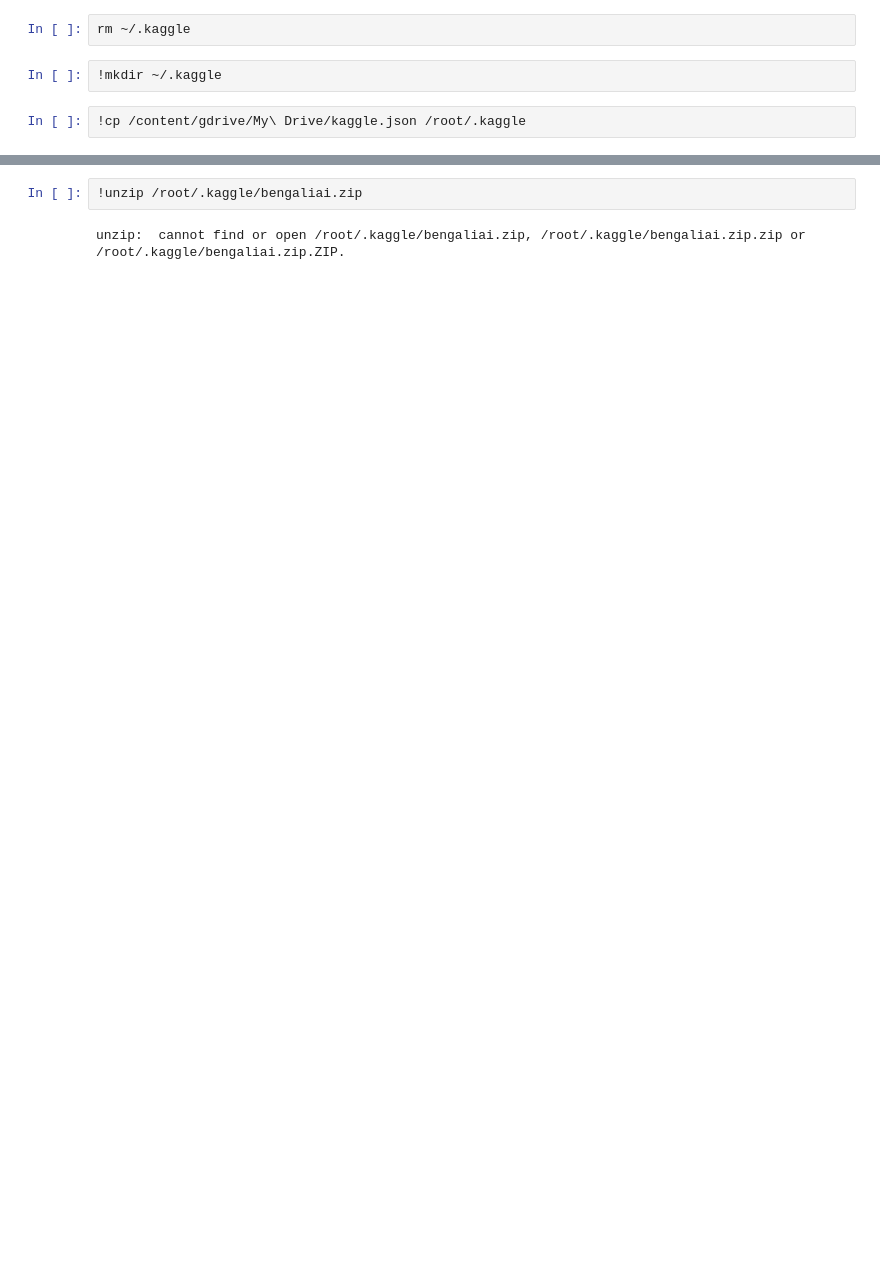
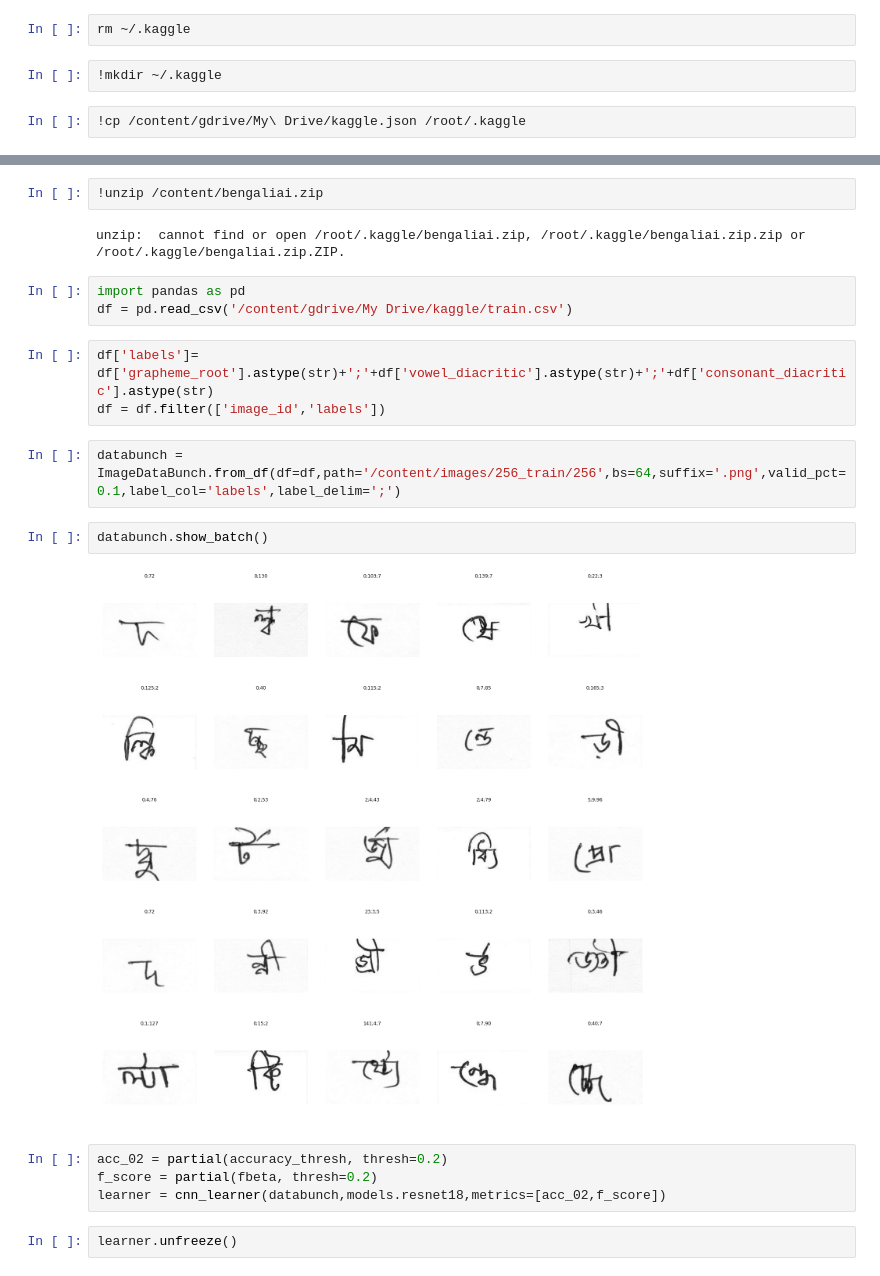
Before and after one commit to abyaadrafid/BHGD, a Jupyter notebook: BHGD.ipynb, the cells around one changed output, grey strips where cells are left out. Drawn from its saved outputs; the diff is of its cells as text; blank space fills up the shorter version.

```diff
--- a/BHGD.ipynb
+++ b/BHGD.ipynb
@@ -20,4 +16,22 @@ Downloading bengaliai.zip to /content
 # %%
-!unzip /root/.kaggle/bengaliai.zip
+!unzip /content/bengaliai.zip
 # %% [output]
 unzip:  cannot find or open /root/.kaggle/bengaliai.zip, /root/.kaggle/bengaliai.zip.zip or /root/.kaggle/bengaliai.zip.ZIP.
+# %%
+import pandas as pd
+df = pd.read_csv('/content/gdrive/My Drive/kaggle/train.csv')
+# %%
+df['labels']= df['grapheme_root'].astype(str)+';'+df['vowel_diacritic'].astype(str)+';'+df['consonant_diacritic'].astype(str)
+df = df.filter(['image_id','labels'])
+# %%
+databunch = ImageDataBunch.from_df(df=df,path='/content/images/256_train/256',bs=64,suffix='.png',valid_pct=0.1,label_col='labels',label_delim=';')
+# %%
+databunch.show_batch()
+# %% [output]
+[figure, added]
+# %%
+acc_02 = partial(accuracy_thresh, thresh=0.2)
+f_score = partial(fbeta, thresh=0.2)
+learner = cnn_learner(databunch,models.resnet18,metrics=[acc_02,f_score])
+# %%
+learner.unfreeze()
```
Also changed, not shown: parts of 7 cells of this notebook.
